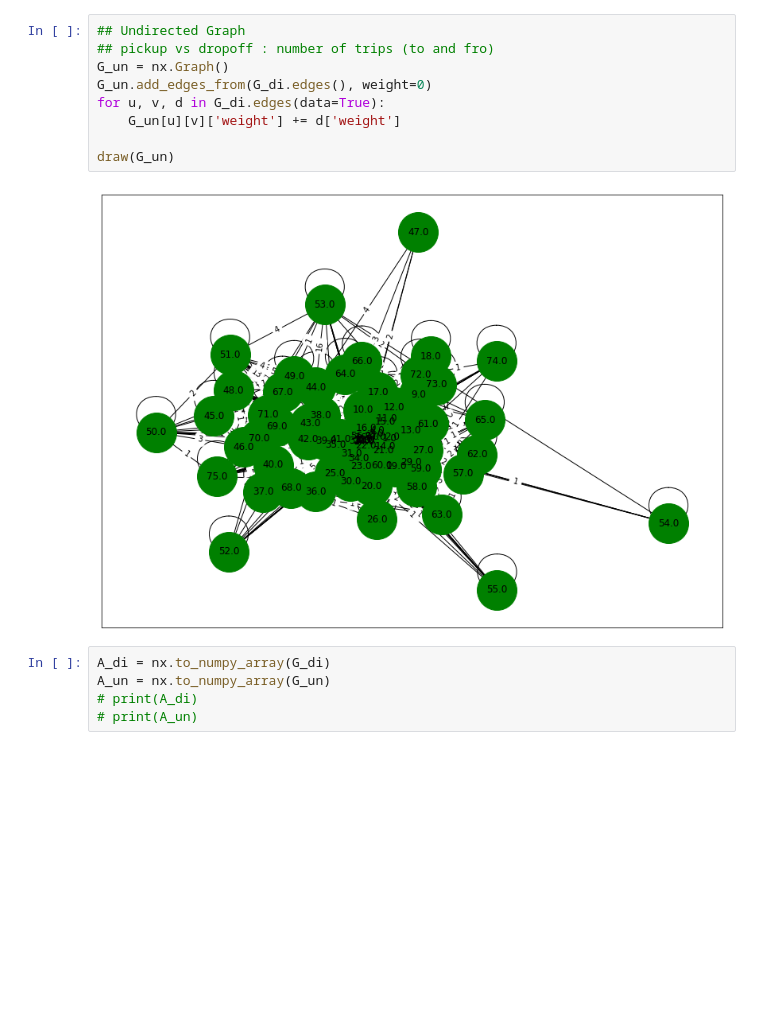
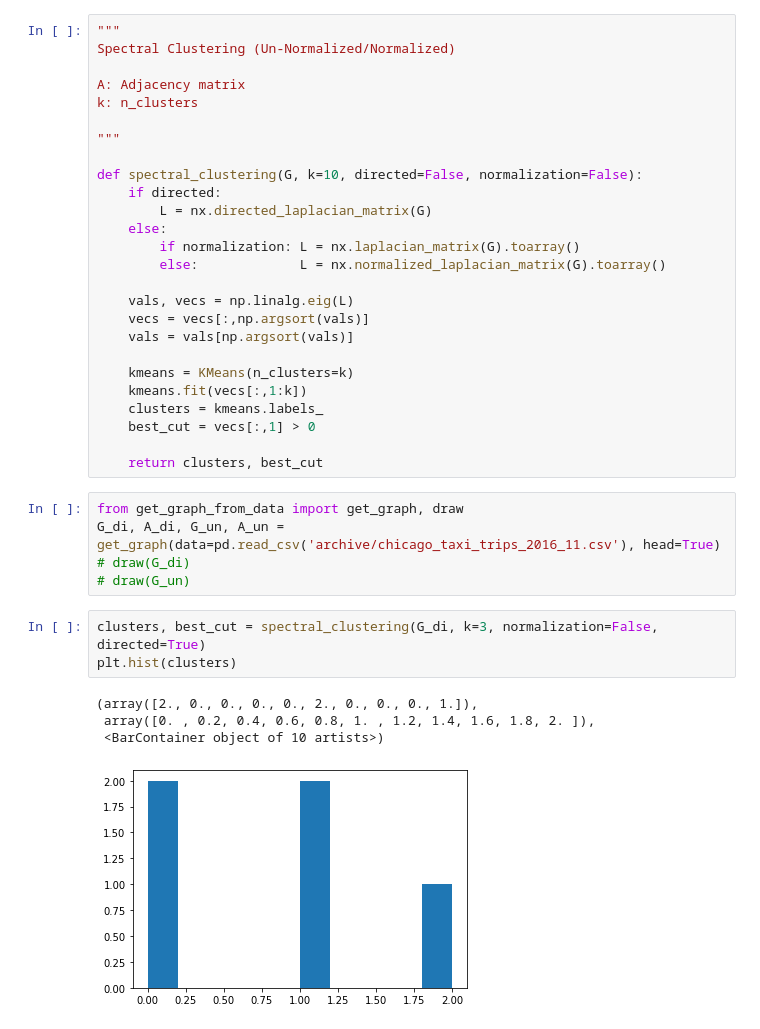
Before and after one commit to Nikunj-Gupta/Spectral-Clustering-Directed-Graphs, a Jupyter notebook: spectral_clustering.ipynb, the cells around one changed output. Cells and saved outputs as stored; diff of their text form; blank space fills up the shorter version.

Commit message:
added spectral clustering for directed graphs; added hcs; created a get_graph_from_data module

```diff
--- a/spectral_clustering.ipynb
+++ b/spectral_clustering.ipynb
@@ -58,16 +4,39 @@ draw(G_di)
-# %%
-## Undirected Graph
-## pickup vs dropoff : number of trips (to and fro)
-G_un = nx.Graph()
-G_un.add_edges_from(G_di.edges(), weight=0)
-for u, v, d in G_di.edges(data=True):
-    G_un[u][v]['weight'] += d['weight']
-
-draw(G_un)
-# %% [output]
-[figure, removed]
-# %%
-A_di = nx.to_numpy_array(G_di)
-A_un = nx.to_numpy_array(G_un)
-# print(A_di)
-# print(A_un)
+# %%
+"""
+Spectral Clustering (Un-Normalized/Normalized)
+
+A: Adjacency matrix
+k: n_clusters
+
+"""
+
+def spectral_clustering(G, k=10, directed=False, normalization=False):
+    if directed:
+        L = nx.directed_laplacian_matrix(G)
+    else:
+        if normalization: L = nx.laplacian_matrix(G).toarray()
+        else:             L = nx.normalized_laplacian_matrix(G).toarray()
+
+    vals, vecs = np.linalg.eig(L)
+    vecs = vecs[:,np.argsort(vals)]
+    vals = vals[np.argsort(vals)]
+
+    kmeans = KMeans(n_clusters=k)
+    kmeans.fit(vecs[:,1:k])
+    clusters = kmeans.labels_
+    best_cut = vecs[:,1] > 0
+
+    return clusters, best_cut
+# %%
+from get_graph_from_data import get_graph, draw
+G_di, A_di, G_un, A_un = get_graph(data=pd.read_csv('archive/chicago_taxi_trips_2016_11.csv'), head=True)
+# draw(G_di)
+# draw(G_un)
+# %%
+clusters, best_cut = spectral_clustering(G_di, k=3, normalization=False, directed=True)
+plt.hist(clusters)
+# %% [output]
+(array([2., 0., 0., 0., 0., 2., 0., 0., 0., 1.]),
+ array([0. , 0.2, 0.4, 0.6, 0.8, 1. , 1.2, 1.4, 1.6, 1.8, 2. ]),
+ <BarContainer object of 10 artists>)
+[figure, added]
```
Also changed, not shown: parts of 17 cells of this notebook, 4 other files.
